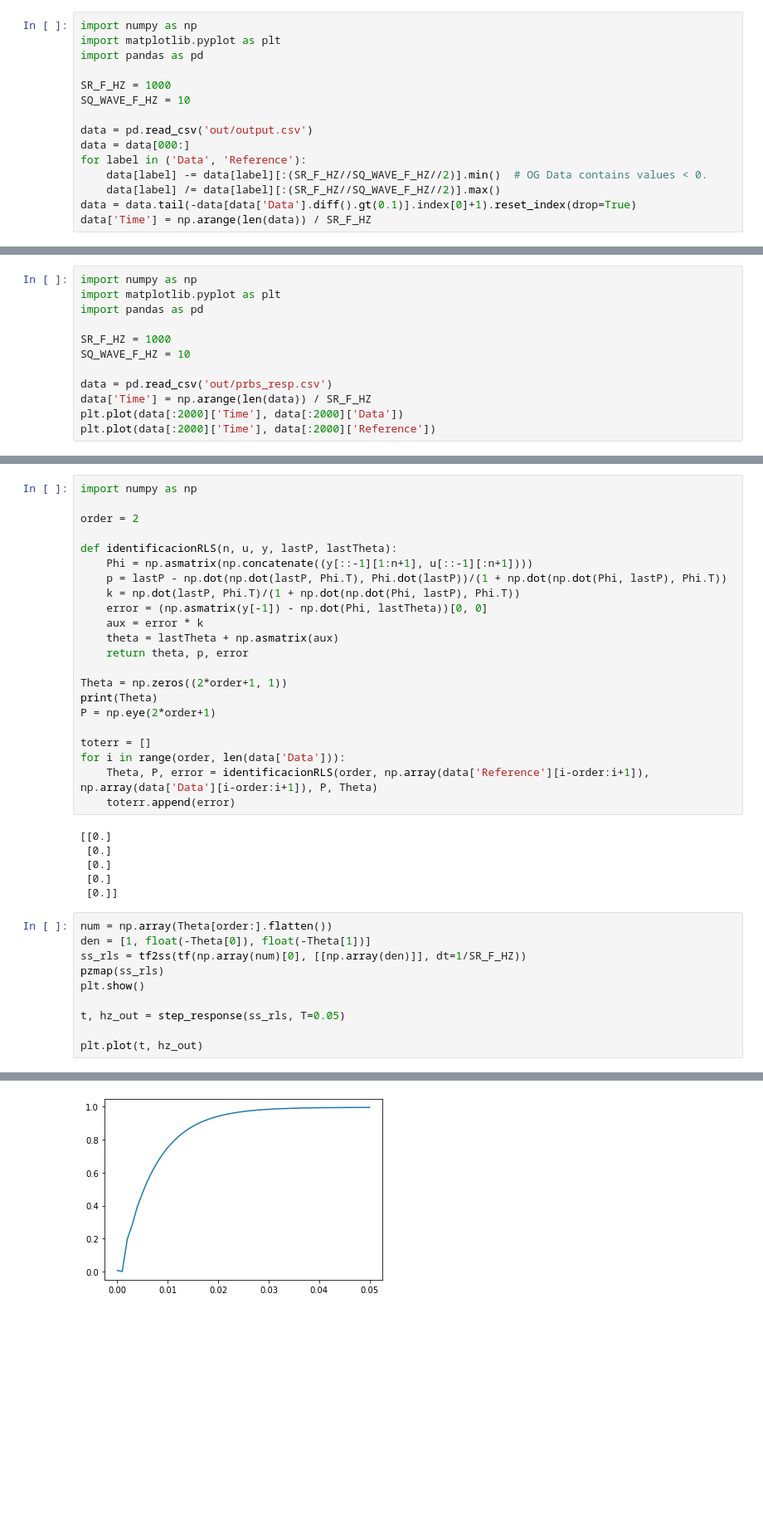
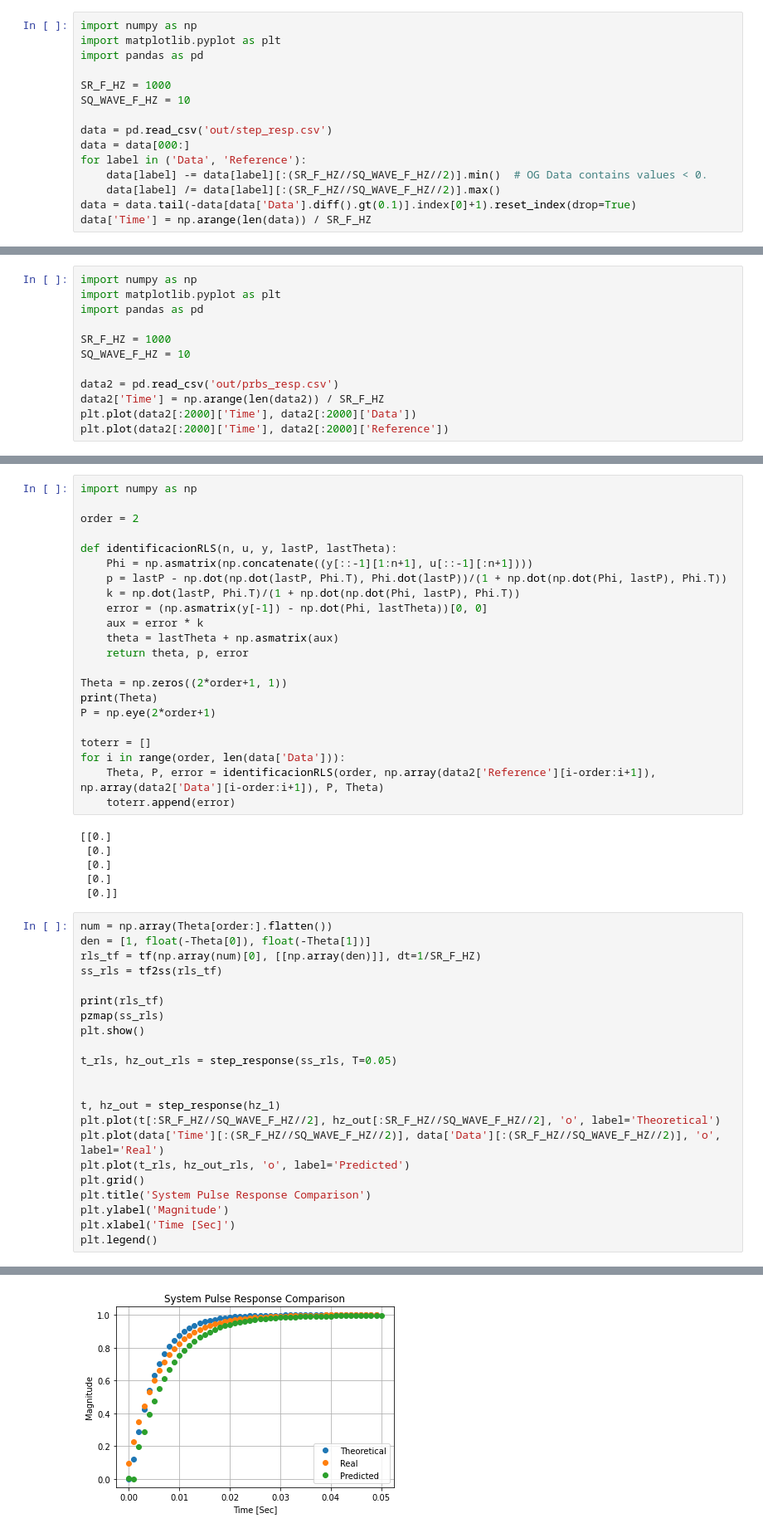
Before and after one commit to lorsi96/System-Identification-Control-for-RCRC-Circuit, a Jupyter notebook: scripts/analysis.ipynb, the cells around one changed output, grey strips where cells are left out. Shown at 83% size. Drawn from its saved outputs; the diff is of its cells as text; blank space fills up the shorter version.

```diff
--- a/scripts/analysis.ipynb
+++ b/scripts/analysis.ipynb
@@ -6,7 +6,7 @@ import pandas as pd
 SR_F_HZ = 1000
 SQ_WAVE_F_HZ = 10
 
-data = pd.read_csv('out/output.csv')
+data = pd.read_csv('out/step_resp.csv')
 data = data[000:]
 for label in ('Data', 'Reference'):
     data[label] -= data[label][:(SR_F_HZ//SQ_WAVE_F_HZ//2)].min()  # OG Data contains values < 0.
@@ -105,10 +105,10 @@ import pandas as pd
 SR_F_HZ = 1000
 SQ_WAVE_F_HZ = 10
 
-data = pd.read_csv('out/prbs_resp.csv')
-data['Time'] = np.arange(len(data)) / SR_F_HZ
-plt.plot(data[:2000]['Time'], data[:2000]['Data'])
-plt.plot(data[:2000]['Time'], data[:2000]['Reference'])
+data2 = pd.read_csv('out/prbs_resp.csv')
+data2['Time'] = np.arange(len(data2)) / SR_F_HZ
+plt.plot(data2[:2000]['Time'], data2[:2000]['Data'])
+plt.plot(data2[:2000]['Time'], data2[:2000]['Reference'])
 # %% [output]
 [<matplotlib.lines.Line2D at 0x...>]
 [figure]
@@ -132,7 +132,7 @@ P = np.eye(2*order+1)
 
 toterr = []
 for i in range(order, len(data['Data'])):
-    Theta, P, error = identificacionRLS(order, np.array(data['Reference'][i-order:i+1]), np.array(data['Data'][i-order:i+1]), P, Theta)
+    Theta, P, error = identificacionRLS(order, np.array(data2['Reference'][i-order:i+1]), np.array(data2['Data'][i-order:i+1]), P, Theta)
     toterr.append(error)
 # %% [output]
 [[0.]
@@ -143,11 +143,23 @@ for i in range(order, len(data['Data'])):
 # %%
 num = np.array(Theta[order:].flatten())
 den = [1, float(-Theta[0]), float(-Theta[1])]
-ss_rls = tf2ss(tf(np.array(num)[0], [[np.array(den)]], dt=1/SR_F_HZ))
+rls_tf = tf(np.array(num)[0], [[np.array(den)]], dt=1/SR_F_HZ)
+ss_rls = tf2ss(rls_tf)
+
+print(rls_tf)
 pzmap(ss_rls)
 plt.show()
 
-t, hz_out = step_response(ss_rls, T=0.05)
+t_rls, hz_out_rls = step_response(ss_rls, T=0.05)
 
-plt.plot(t, hz_out)
+
+t, hz_out = step_response(hz_1)
+plt.plot(t[:SR_F_HZ//SQ_WAVE_F_HZ//2], hz_out[:SR_F_HZ//SQ_WAVE_F_HZ//2], 'o', label='Theoretical')
+plt.plot(data['Time'][:(SR_F_HZ//SQ_WAVE_F_HZ//2)], data['Data'][:(SR_F_HZ//SQ_WAVE_F_HZ//2)], 'o', label='Real')
+plt.plot(t_rls, hz_out_rls, 'o', label='Predicted')
+plt.grid()
+plt.title('System Pulse Response Comparison')
+plt.ylabel('Magnitude')
+plt.xlabel('Time [Sec]')
+plt.legend()
 # %% [output]
@@ -156 +173 @@ plt.plot(t, hz_out)
-[figure, old version]
+[figure, new version]
```
Also changed, not shown: parts of 4 cells of this notebook.
